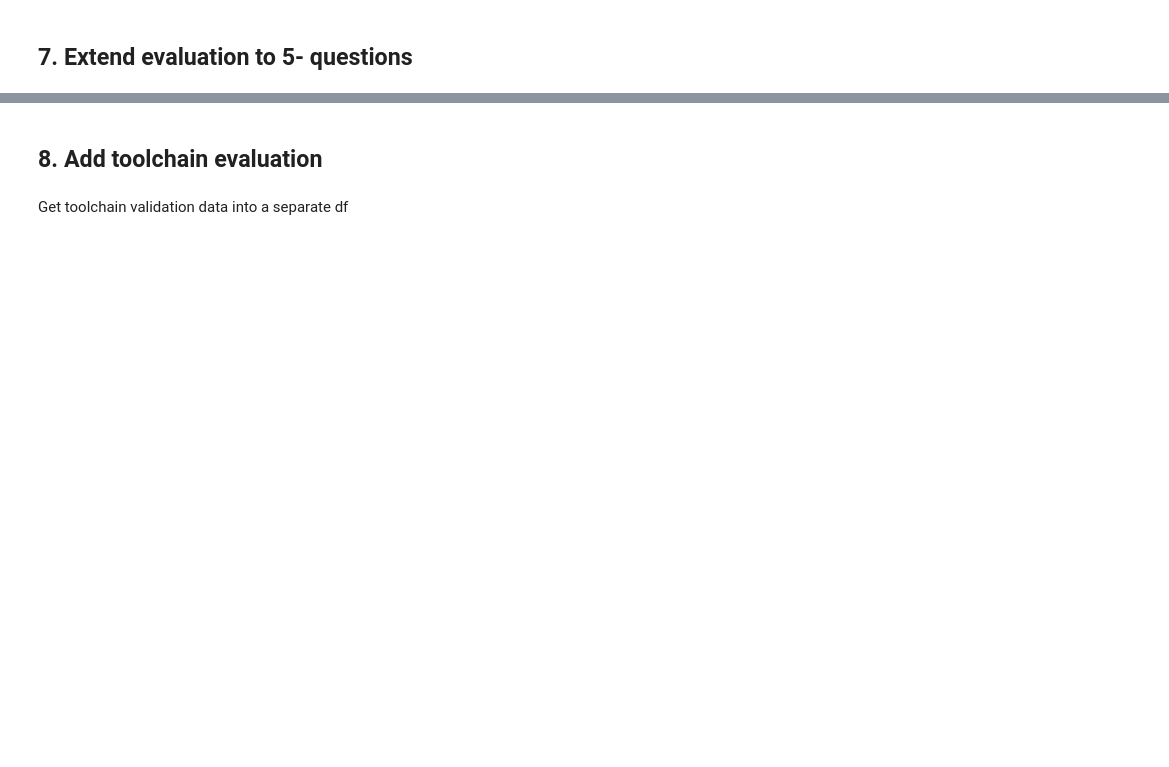
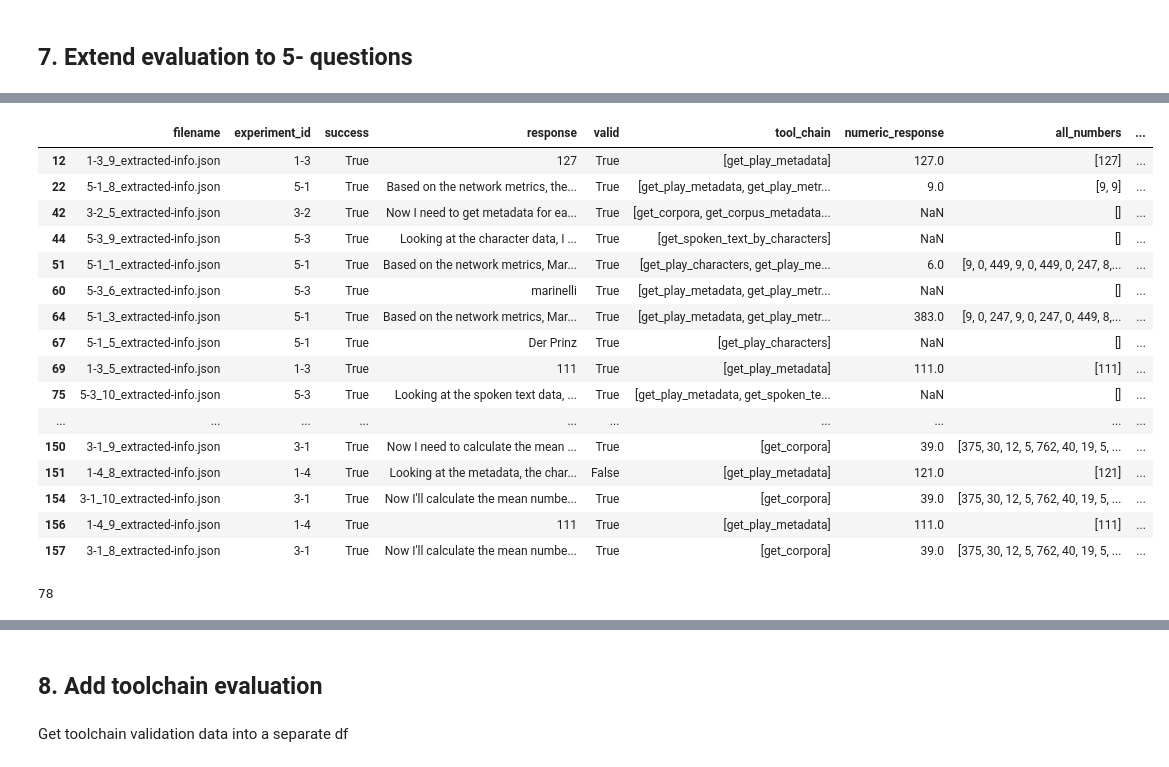
Before and after one commit to dracor-org/dracor-mcp-evaluation, a Jupyter notebook: automatic_evaluation/responses_analyser.ipynb, the cells around one changed output, grey strips where cells are left out. Saved outputs shown, nothing was run; the diff lists cells and outputs as text; code cells hidden in the pictures; blank space fills up the shorter version.

Commit message:
fix tiny evaluation issue and slightly update the numbers

```diff
--- a/automatic_evaluation/responses_analyser.ipynb
+++ b/automatic_evaluation/responses_analyser.ipynb
@@ -299,7 +657,7 @@ df[df['experiment_id'].str.startswith('5-')]
 # %%
-## hardcoded fix
-mask = df['normalised_response']=='Prinz'
+## hardcoded fix for now
+mask = (df["normalised_response"] == "Prinz") & (df_precise_answers["experiment_id"] != "5-1")
 df.loc[mask, 'correct_answer'] = 'Prinz'
 
-mask = df['normalised_response']=='Der_Prinz'
+mask = (df['normalised_response']=='Der_Prinz') & (df_precise_answers["experiment_id"] != "5-1")
 df.loc[mask, 'correct_answer'] = 'Der_Prinz'
@@ -345,11 +778,31 @@ df_precise_answers[df_precise_answers['is_correct_raw']]
 # %%
 # wrong ones
-df_precise_answers[~df_precise_answers['is correct raw'] & df_precise_answers['success']==True]
+df_precise_answers[~df_precise_answers['is_correct_raw'] & df_precise_answers['success']==True]
+# %% [output]
+|  | filename | experiment_id | success | response | valid | tool_chain | numeric_response | all_numbers | ... |
+| 12 | 1-3_9_extracted-info.json | 1-3 | True | 127 | True | [get_play_metadata] | 127.0 | [127] | ... |
+| 22 | 5-1_8_extracted-info.json | 5-1 | True | Based on the network metrics, the... | True | [get_play_metadata, get_play_metr... | 9.0 | [9, 9] | ... |
+| 42 | 3-2_5_extracted-info.json | 3-2 | True | Now I need to get metadata for ea... | True | [get_corpora, get_corpus_metadata... | NaN | [] | ... |
+| 44 | 5-3_9_extracted-info.json | 5-3 | True | Looking at the character data, I ... | True | [get_spoken_text_by_characters] | NaN | [] | ... |
+| 51 | 5-1_1_extracted-info.json | 5-1 | True | Based on the network metrics, Mar... | True | [get_play_characters, get_play_me... | 6.0 | [9, 0, 449, 9, 0, 449, 0, 247, 8,... | ... |
+| 60 | 5-3_6_extracted-info.json | 5-3 | True | marinelli | True | [get_play_metadata, get_play_metr... | NaN | [] | ... |
+| 64 | 5-1_3_extracted-info.json | 5-1 | True | Based on the network metrics, Mar... | True | [get_play_metadata, get_play_metr... | 383.0 | [9, 0, 247, 9, 0, 247, 0, 449, 8,... | ... |
+| 67 | 5-1_5_extracted-info.json | 5-1 | True | Der Prinz | True | [get_play_characters] | NaN | [] | ... |
+| 69 | 1-3_5_extracted-info.json | 1-3 | True | 111 | True | [get_play_metadata] | 111.0 | [111] | ... |
+| 75 | 5-3_10_extracted-info.json | 5-3 | True | Looking at the spoken text data, ... | True | [get_play_metadata, get_spoken_te... | NaN | [] | ... |
+| ... | ... | ... | ... | ... | ... | ... | ... | ... | ... |
+| 150 | 3-1_9_extracted-info.json | 3-1 | True | Now I need to calculate the mean ... | True | [get_corpora] | 39.0 | [375, 30, 12, 5, 762, 40, 19, 5, ... | ... |
+| 151 | 1-4_8_extracted-info.json | 1-4 | True | Looking at the metadata, the char... | False | [get_play_metadata] | 121.0 | [121] | ... |
+| 154 | 3-1_10_extracted-info.json | 3-1 | True | Now I'll calculate the mean numbe... | True | [get_corpora] | 39.0 | [375, 30, 12, 5, 762, 40, 19, 5, ... | ... |
+| 156 | 1-4_9_extracted-info.json | 1-4 | True | 111 | True | [get_play_metadata] | 111.0 | [111] | ... |
+| 157 | 3-1_8_extracted-info.json | 3-1 | True | Now I'll calculate the mean numbe... | True | [get_corpora] | 39.0 | [375, 30, 12, 5, 762, 40, 19, 5, ... | ... |
 # %%
 check_norm = df_precise_answers['normalised_response'].astype(str) == df_precise_answers['correct_answer'].astype(str)
 df_precise_answers['is_correct_norm'] = check_norm
 non_open_correct_norm = df_precise_answers['is_correct_norm'].sum()
 non_open_correct_norm
+# %% [output]
+78
 # %%
 # mismatch of the normalised answer with the correct on (so, REALLY wrong)
 df_precise_answers[~df_precise_answers['is_correct_norm']]
```
Also changed, not shown: parts of 63 cells of this notebook, 3 other files.
